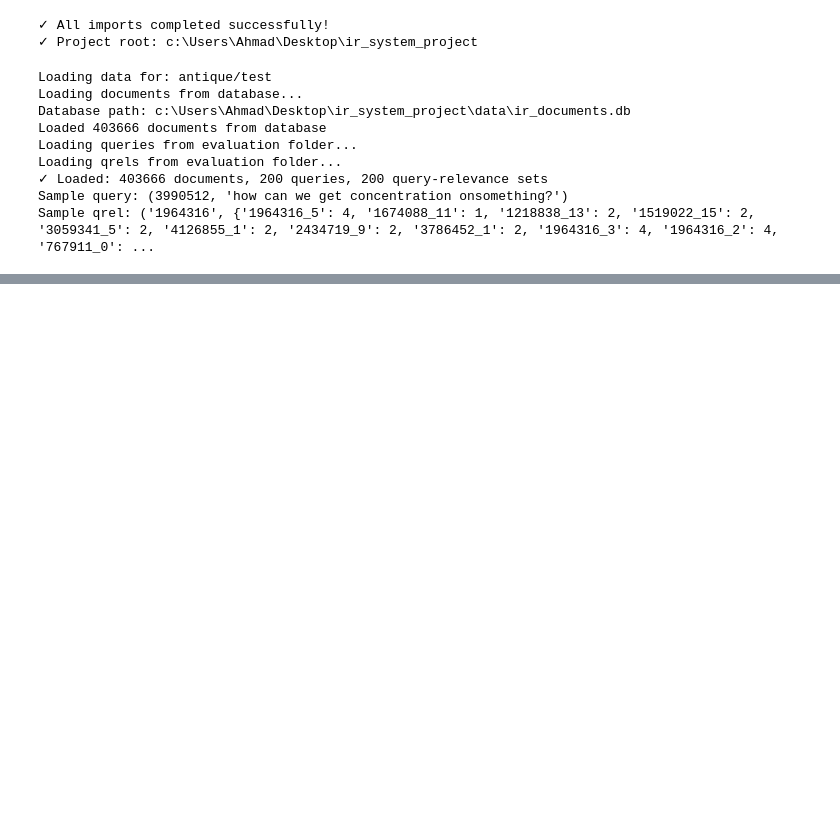
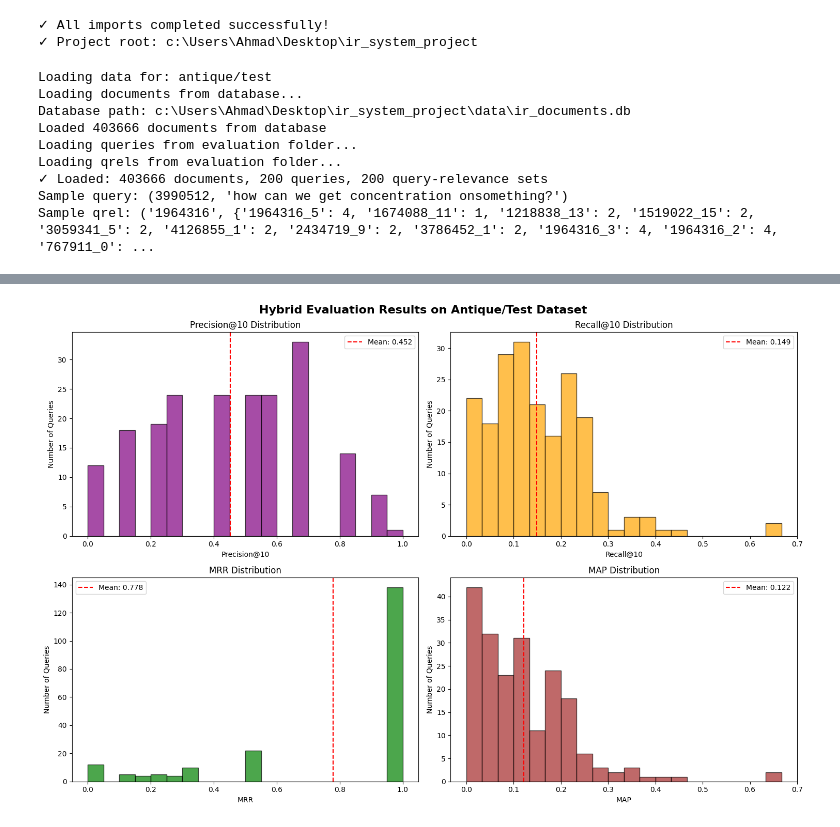
Before and after one commit to albrede/ir_project, a Jupyter notebook: evaluation/hybrid_antique_evaluation.ipynb, the cells around one changed output, grey strips where cells are left out. Drawn from its saved outputs; the diff is of its cells as text; code cells hidden in the pictures; blank space fills up the shorter version.

```diff
--- a/evaluation/hybrid_antique_evaluation.ipynb
+++ b/evaluation/hybrid_antique_evaluation.ipynb
@@ -102,0 +352,92 @@ Loading Hybrid models and vectors...
+# %%
+# Plot results and save metrics
+import matplotlib.pyplot as plt
+import json
+from datetime import datetime
+
+print("Creating visualizations and saving results...")
+
+# Create figure with subplots
+fig, ((ax1, ax2), (ax3, ax4)) = plt.subplots(2, 2, figsize=(15, 10))
+fig.suptitle('Hybrid Evaluation Results on Antique/Test Dataset', fontsize=16, fontweight='bold')
+
+# 1. Precision@10 distribution
+ax1.hist(hybrid_metrics['precision_at_10'], bins=20, alpha=0.7, color='purple', edgecolor='black')
+ax1.set_title('Precision@10 Distribution')
+ax1.set_xlabel('Precision@10')
+ax1.set_ylabel('Number of Queries')
+ax1.axvline(hybrid_final_results['precision_at_10'], color='red', linestyle='--',
+            label=f'Mean: {hybrid_final_results["precision_at_10"]:.3f}')
+ax1.legend()
+
+# 2. Recall@10 distribution
+ax2.hist(hybrid_metrics['recall_at_10'], bins=20, alpha=0.7, color='orange', edgecolor='black')
+ax2.set_title('Recall@10 Distribution')
+ax2.set_xlabel('Recall@10')
+ax2.set_ylabel('Number of Queries')
+ax2.axvline(hybrid_final_results['recall_at_10'], color='red', linestyle='--',
+            label=f'Mean: {hybrid_final_results["recall_at_10"]:.3f}')
+ax2.legend()
+
+# 3. MRR distribution
+ax3.hist(hybrid_metrics['mrr'], bins=20, alpha=0.7, color='green', edgecolor='black')
+ax3.set_title('MRR Distribution')
+ax3.set_xlabel('MRR')
+ax3.set_ylabel('Number of Queries')
+ax3.axvline(hybrid_final_results['mrr'], color='red', linestyle='--',
+            label=f'Mean: {hybrid_final_results["mrr"]:.3f}')
+ax3.legend()
+
+# 4. MAP distribution
+ax4.hist(hybrid_metrics['map'], bins=20, alpha=0.7, color='brown', edgecolor='black')
+ax4.set_title('MAP Distribution')
+ax4.set_xlabel('MAP')
+ax4.set_ylabel('Number of Queries')
+ax4.axvline(hybrid_final_results['map'], color='red', linestyle='--',
+            label=f'Mean: {hybrid_final_results["map"]:.3f}')
+ax4.legend()
+
+plt.tight_layout()
+plt.show()
+
+# Save results
+results_summary = {
+    'dataset': 'antique/test',
+    'method': 'hybrid',
+    'evaluation_date': datetime.now().isoformat(),
+    'total_queries': len(queries),
+    'queries_with_metrics': len(hybrid_metrics['precision_at_10']),
+    'average_metrics': {
+        'avg_precision_at_10': hybrid_final_results['precision_at_10'],
+        'avg_recall_at_10': hybrid_final_results['recall_at_10'],
+        'avg_mrr': hybrid_final_results['mrr'],
+        'avg_map': hybrid_final_results['map']
+    },
+    'detailed_metrics': {
+        'precision_at_10': hybrid_metrics['precision_at_10'],
+        'recall_at_10': hybrid_metrics['recall_at_10'],
+        'mrr': hybrid_metrics['mrr'],
+        'map': hybrid_metrics['map']
+    }
+}
+
+# Save to JSON file
+results_file = os.path.join(project_root, "evaluation", "hybrid_antique_results.json")
+with open(results_file, 'w', encoding='utf-8') as f:
+    json.dump(results_summary, f, indent=2, ensure_ascii=False)
+
+print(f"✓ Results saved to: {results_file}")
+
+# Print summary
+print(f"\n📊 Hybrid Evaluation Summary:")
+print(f"Dataset: antique/test")
+print(f"Method: Hybrid (TF-IDF + Embedding)")
+print(f"Total Queries: {len(queries)}")
+print(f"Queries with Metrics: {len(hybrid_metrics['precision_at_10'])}")
+print(f"Average Precision@10: {hybrid_final_results['precision_at_10']:.4f}")
+print(f"Average Recall@10: {hybrid_final_results['recall_at_10']:.4f}")
+print(f"Average MRR: {hybrid_final_results['mrr']:.4f}")
+print(f"Average MAP: {hybrid_final_results['map']:.4f}")
+
+print(f"\n✅ Hybrid evaluation completed successfully!")
+# %% [output]
@@ -102,0 +445 @@ Loading Hybrid models and vectors...
+[figure, added]
```
Also changed, not shown: parts of 4 cells of this notebook, 31 other files.
